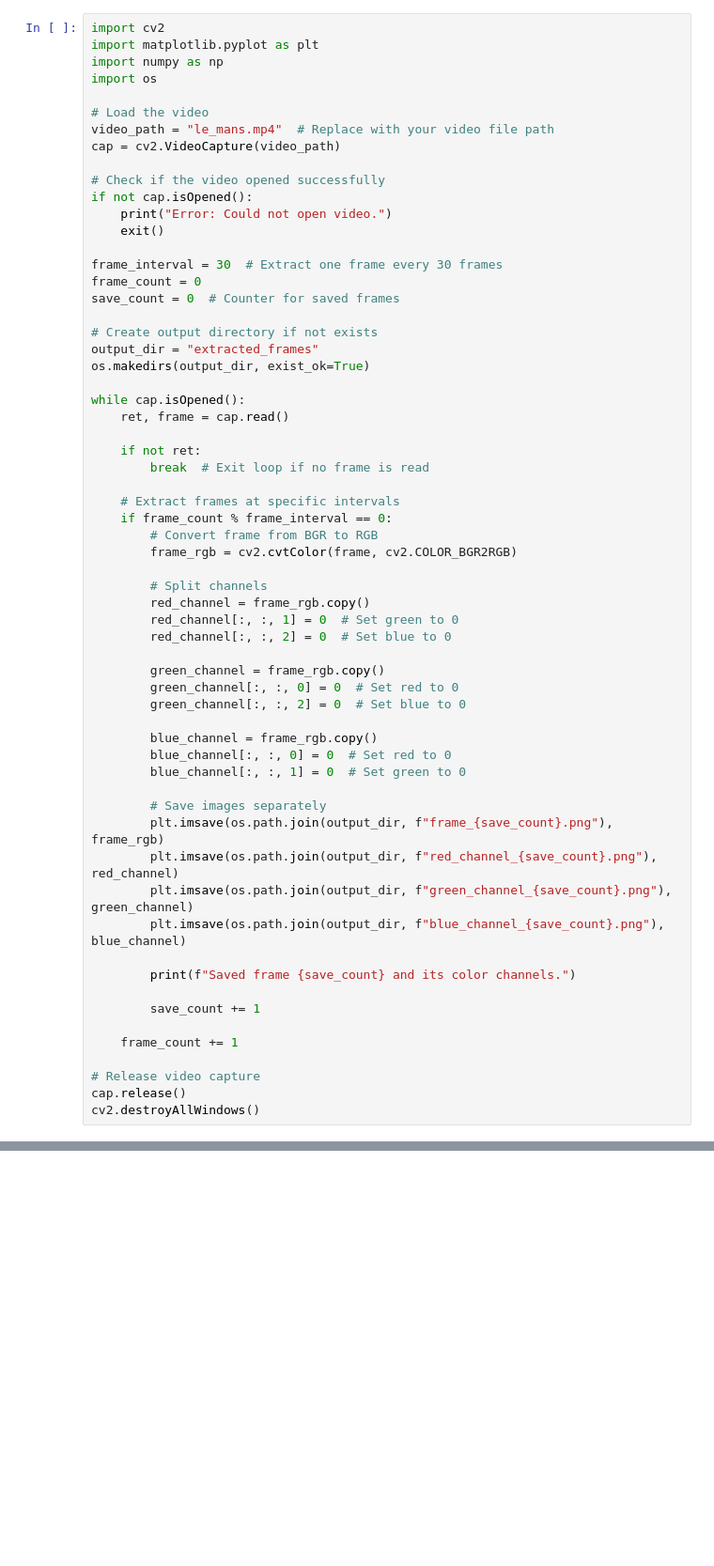
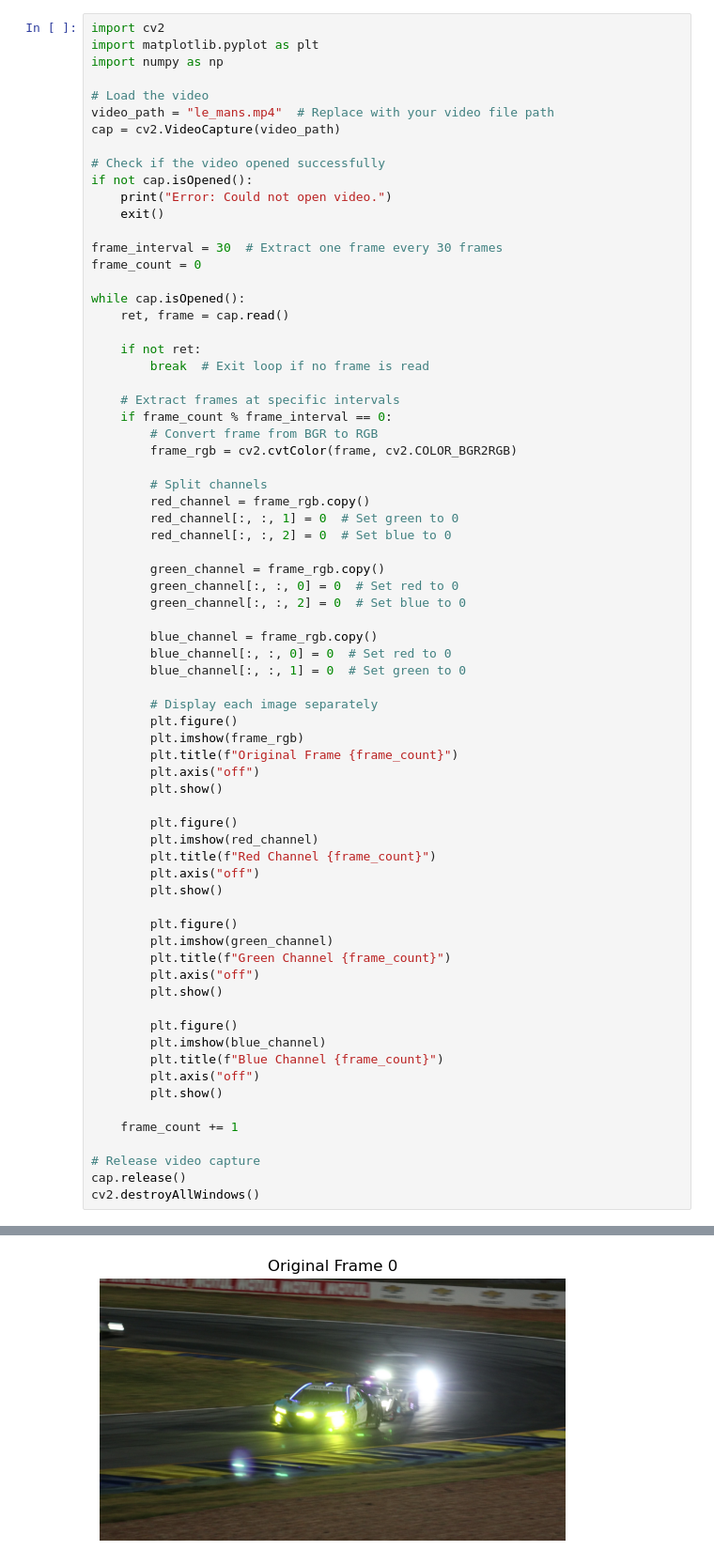
Before and after one commit to JoelMotha/CV, a Jupyter notebook: cv_lab2.ipynb, the cells around one changed output, grey strips where cells are left out. Shown at 94% size. Cells and saved outputs as stored; diff of their text form; blank space fills up the shorter version.

```diff
--- a/cv_lab2.ipynb
+++ b/cv_lab2.ipynb
@@ -2,7 +2,6 @@
 import cv2
 import matplotlib.pyplot as plt
 import numpy as np
-import os
 
 # Load the video
 video_path = "le_mans.mp4"  # Replace with your video file path
@@ -15,11 +14,6 @@ if not cap.isOpened():
 
 frame_interval = 30  # Extract one frame every 30 frames
 frame_count = 0
-save_count = 0  # Counter for saved frames
-
-# Create output directory if not exists
-output_dir = "extracted_frames"
-os.makedirs(output_dir, exist_ok=True)
 
 while cap.isOpened():
     ret, frame = cap.read()
@@ -45,15 +39,30 @@ while cap.isOpened():
         blue_channel[:, :, 0] = 0  # Set red to 0
         blue_channel[:, :, 1] = 0  # Set green to 0
 
-        # Save images separately
-        plt.imsave(os.path.join(output_dir, f"frame_{save_count}.png"), frame_rgb)
-        plt.imsave(os.path.join(output_dir, f"red_channel_{save_count}.png"), red_channel)
-        plt.imsave(os.path.join(output_dir, f"green_channel_{save_count}.png"), green_channel)
-        plt.imsave(os.path.join(output_dir, f"blue_channel_{save_count}.png"), blue_channel)
+        # Display each image separately
+        plt.figure()
+        plt.imshow(frame_rgb)
+        plt.title(f"Original Frame {frame_count}")
+        plt.axis("off")
+        plt.show()
 
-        print(f"Saved frame {save_count} and its color channels.")
+        plt.figure()
+        plt.imshow(red_channel)
+        plt.title(f"Red Channel {frame_count}")
+        plt.axis("off")
+        plt.show()
 
-        save_count += 1
+        plt.figure()
+        plt.imshow(green_channel)
+        plt.title(f"Green Channel {frame_count}")
+        plt.axis("off")
+        plt.show()
+
+        plt.figure()
+        plt.imshow(blue_channel)
+        plt.title(f"Blue Channel {frame_count}")
+        plt.axis("off")
+        plt.show()
 
     frame_count += 1
 
@@ -65,0 +73 @@ Saved frame 1 and its color channels.
+[figure, added]
```
Also changed, not shown: parts of 1 cell of this notebook.
